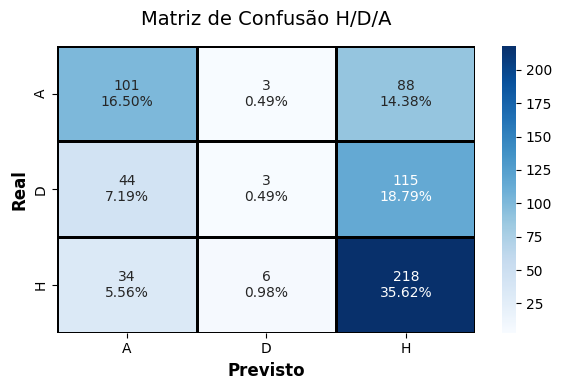
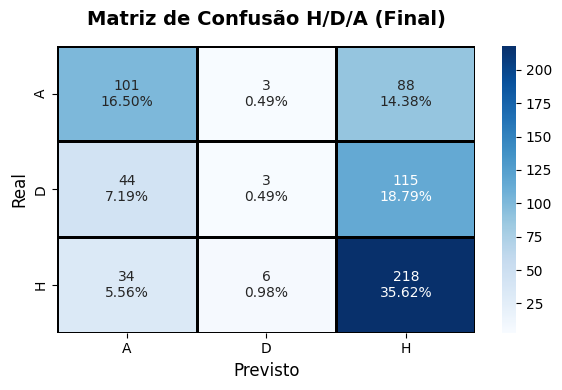
Unified diff of the notebook cell whose output changed from the first chart to the second:
--- before
+++ after
@@ -16,7 +16,7 @@
 sns.heatmap(cm_final_reduced, annot=labels, fmt='', cmap='Blues', xticklabels=le.classes_, yticklabels=le.classes_, linewidths=1, linecolor='black')
 
-plt.title('Matriz de Confusão H/D/A', fontsize=14, pad=15)
-plt.xlabel('Previsto', fontsize=12, fontweight='bold')
-plt.ylabel('Real', fontsize=12, fontweight='bold')
+plt.title('Matriz de Confusão H/D/A (Final)', fontsize=14, pad=15, fontweight='bold')
+plt.xlabel('Previsto', fontsize=12)
+plt.ylabel('Real', fontsize=12)
 
 plt.tight_layout()

Commit: modificação de alguma legendas de gráficos